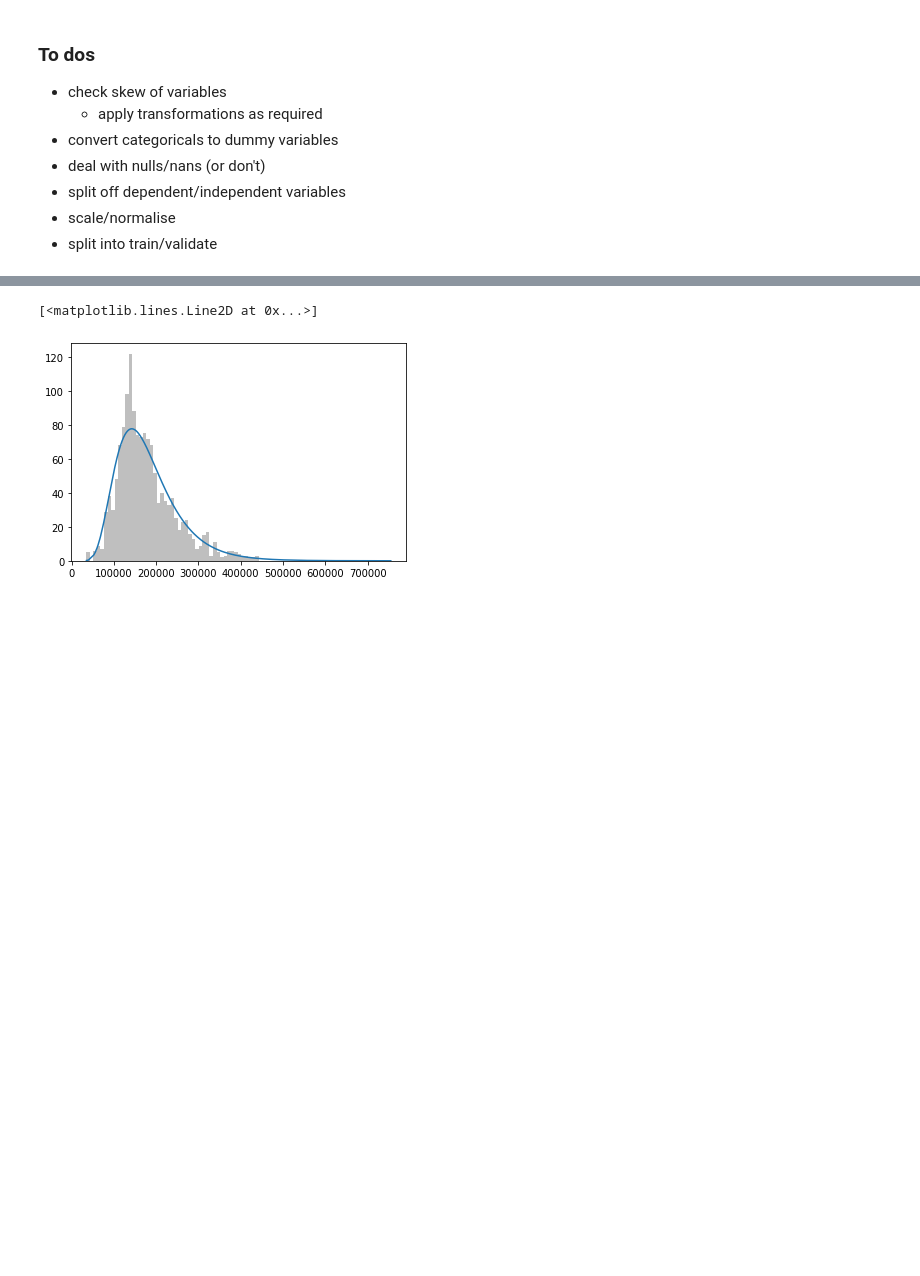
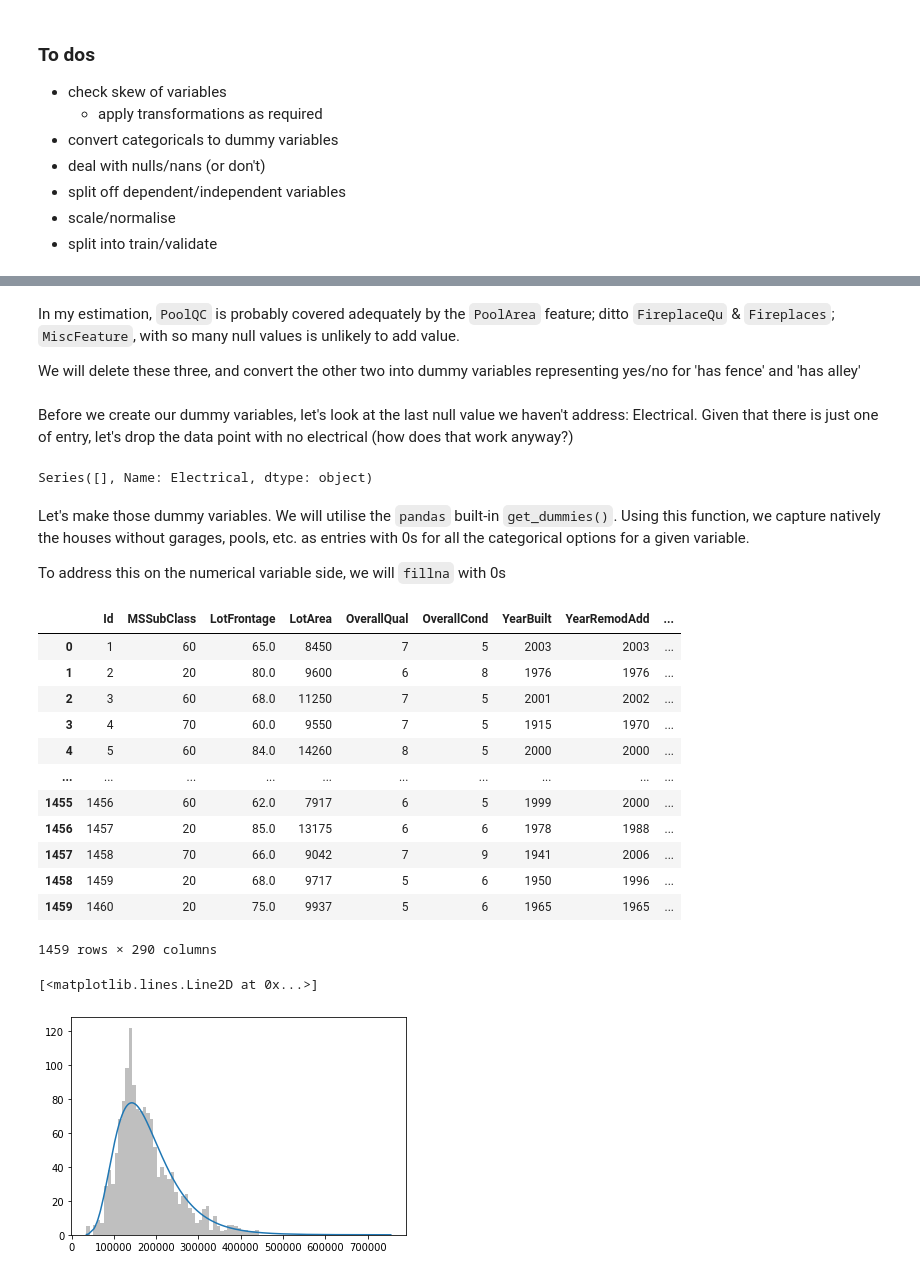
Before and after one commit to leonghchan/group-project, a Jupyter notebook: notebooks/greg-eda.ipynb, the cells around one changed output, grey strips where cells are left out. Cells and saved outputs as stored; diff of their text form; code cells hidden in the pictures; blank space fills up the shorter version.

Commit message:
data preprocessing, mostly handling nulls

```diff
--- a/notebooks/greg-eda.ipynb
+++ b/notebooks/greg-eda.ipynb
@@ -16,4 +18,4 @@ import seaborn as sns
 import scipy.stats as st
 
 pd.options.display.max_rows = 1000
-pd.options.display.max_columns = 20
+pd.options.display.max_columns = 200
@@ -71,2 +82,43 @@ array(['Y', 'N'], dtype=object)
+# %% [markdown]
+In my estimation, `PoolQC` is probably covered adequately
+by the `PoolArea` feature; ditto `FireplaceQu` & `Fireplaces`;
+`MiscFeature`, with so many null values is unlikely to add value.
+
+We will delete these three, and convert the other two into
+dummy variables representing yes/no for 'has fence' and 'has alley'
+# %%
+if len(train.columns) == 81:
+    train = train.drop(['PoolQC', 'MiscFeature', "FireplaceQu"], axis=1)
+# %% [markdown]
+Before we create our dummy variables, let's look at the last null value we haven't address: Electrical. Given that there is just one of entry, let's drop the data point with no electrical (how does that work anyway?)
+# %%
+print(train[train["Electrical"].isna() == True]["Electrical"])
+if len(train) == 1460:
+    train.drop(1379, inplace=True)
+# %% [output]
+Series([], Name: Electrical, dtype: object)
+# %% [markdown]
+Let's make those dummy variables. We will utilise the `pandas` built-in `get_dummies()`. Using this function, we capture natively the houses without garages, pools, etc. as entries with 0s for all the categorical options for a given variable.
+
+To address this on the numerical variable side, we will `fillna` with 0s
+# %%
+categoricals = pd.get_dummies(train[category])
+numericals = train[numeric].fillna(0)
+dataset = pd.merge(numericals, categoricals, left_index=True, right_index=True)
+dataset
+# %% [output]
+|  | Id | MSSubClass | LotFrontage | LotArea | OverallQual | OverallCond | YearBuilt | YearRemodAdd | ... |
+| 0 | 1 | 60 | 65.0 | 8450 | 7 | 5 | 2003 | 2003 | ... |
+| 1 | 2 | 20 | 80.0 | 9600 | 6 | 8 | 1976 | 1976 | ... |
+| 2 | 3 | 60 | 68.0 | 11250 | 7 | 5 | 2001 | 2002 | ... |
+| 3 | 4 | 70 | 60.0 | 9550 | 7 | 5 | 1915 | 1970 | ... |
+| 4 | 5 | 60 | 84.0 | 14260 | 8 | 5 | 2000 | 2000 | ... |
+| ... | ... | ... | ... | ... | ... | ... | ... | ... | ... |
+| 1455 | 1456 | 60 | 62.0 | 7917 | 6 | 5 | 1999 | 2000 | ... |
+| 1456 | 1457 | 20 | 85.0 | 13175 | 6 | 6 | 1978 | 1988 | ... |
+| 1457 | 1458 | 70 | 66.0 | 9042 | 7 | 9 | 1941 | 2006 | ... |
+| 1458 | 1459 | 20 | 68.0 | 9717 | 5 | 6 | 1950 | 1996 | ... |
+| 1459 | 1460 | 20 | 75.0 | 9937 | 5 | 6 | 1965 | 1965 | ... |
+1459 rows × 290 columns
 # %%
 
```
Also changed, not shown: parts of 13 cells of this notebook.
